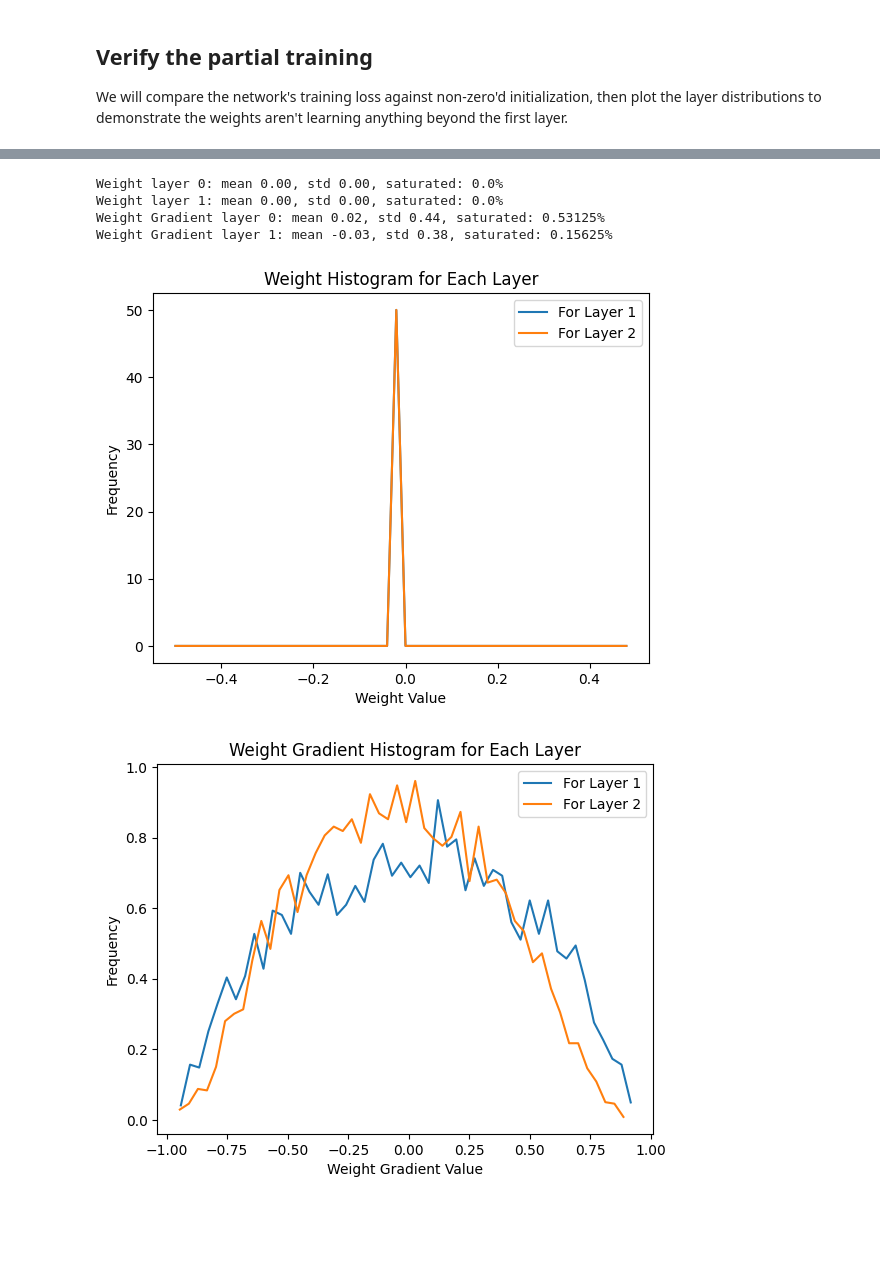
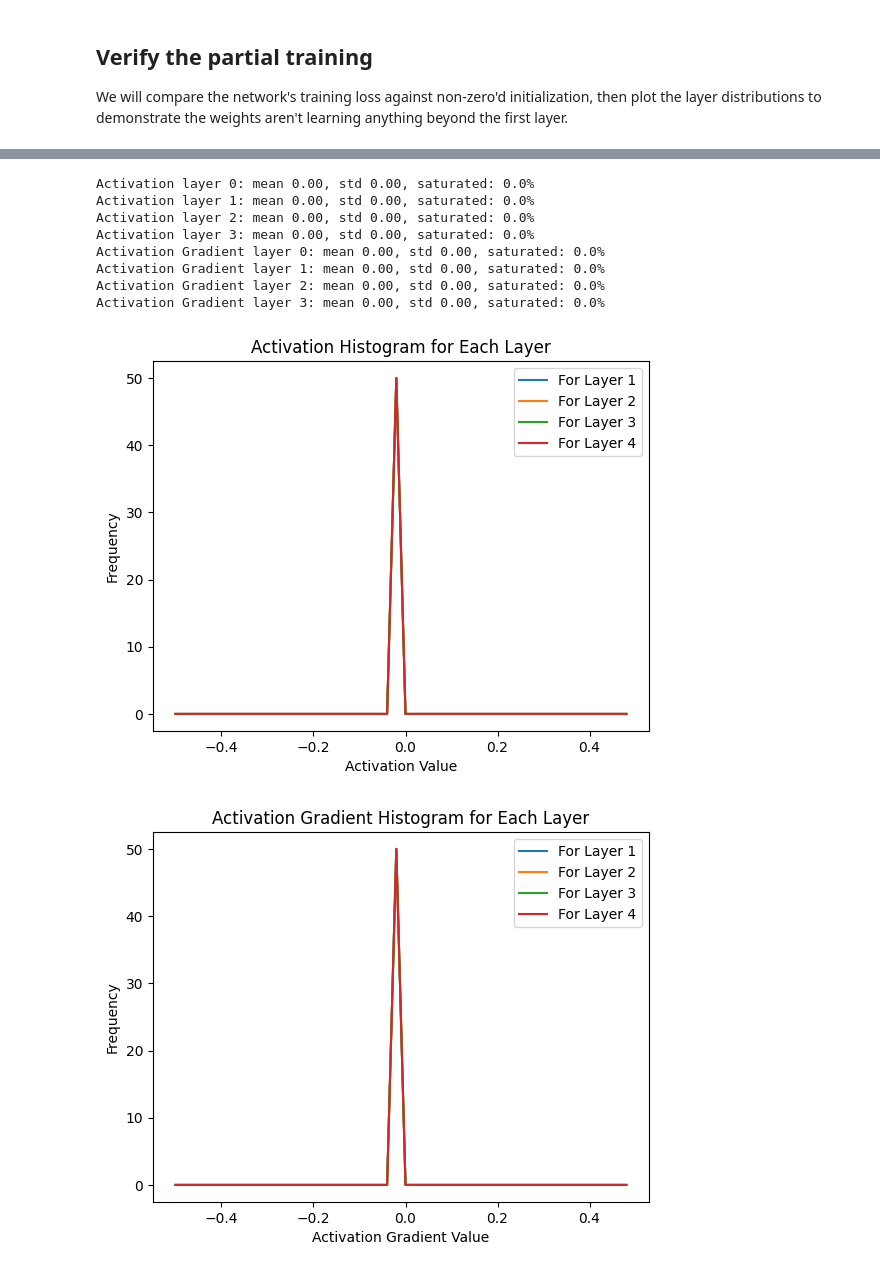
Before and after one commit to dhern023/course-neural-networks-zero-to-hero, a Jupyter notebook: makemore/mlp2_exercises.ipynb, the cells around one changed output, grey strips where cells are left out. Cells and saved outputs as stored; diff of their text form; code cells hidden in the pictures; blank space fills up the shorter version.

```diff
--- a/makemore/mlp2_exercises.ipynb
+++ b/makemore/mlp2_exercises.ipynb
@@ -19,7 +22,7 @@ g = torch.Generator(device=device).manual_seed(2147483647) # default seed from t
 def load_txt_to_list(fname):
     path = pathlib.Path(fname)
     if not path.exists():
-        raise f"{fname} not found!"
+        raise Exception(f"{fname} not found!")
 
     list_out = []
     with open(path, "r") as file:
@@ -255,7 +233,7 @@ class MLP(torch.nn.Module):
     def __init__(self, num_embeddings, size_dimension, size_input, size_hidden, size_output, bool_zero_weights=False):
         """
         """
-        num_layers = 1 # hard-coded
+        num_layers = 3 # hard-coded
         super(MLP, self).__init__() # override class
         self.C = torch.nn.Embedding(num_embeddings,embedding_dim=size_dimension)
         self.W = torch.nn.Linear(size_input*size_dimension, size_hidden)
@@ -409,23 +379,25 @@ plt.close()
 # %%
 instance_figure = plot_activation_layer_statistics(
-    # [i["hiddens.0.weight"] for i in dict_snapshots_zero["activations"]],
-    dict_snapshots_zero["activations"][0],
+    dict_snapshots_zero["activations"]["activation"],
     saturated_bound=0.9,
-    tag="Weight"
+    tag="Activation"
 )
 instance_figure.show()
 
 instance_figure = plot_activation_layer_statistics(
-    # [i["hiddens.0.weight"] for i in dict_snapshots_zero["gradients"]],
-    dict_snapshots["activations"][0],
+    dict_snapshots_zero["gradients"]["activation"],
     saturated_bound=0.9,
-    tag="Weight Gradient"
+    tag="Activation Gradient"
 )
 instance_figure.show()
 # %% [output]
-Weight layer 0: mean 0.00, std 0.00, saturated: 0.0%
-Weight layer 1: mean 0.00, std 0.00, saturated: 0.0%
-Weight Gradient layer 0: mean 0.02, std 0.44, saturated: 0.53125%
-Weight Gradient layer 1: mean -0.03, std 0.38, saturated: 0.15625%
+Activation layer 0: mean 0.00, std 0.00, saturated: 0.0%
+Activation layer 1: mean 0.00, std 0.00, saturated: 0.0%
+Activation layer 2: mean 0.00, std 0.00, saturated: 0.0%
+Activation layer 3: mean 0.00, std 0.00, saturated: 0.0%
+Activation Gradient layer 0: mean 0.00, std 0.00, saturated: 0.0%
+Activation Gradient layer 1: mean 0.00, std 0.00, saturated: 0.0%
+Activation Gradient layer 2: mean 0.00, std 0.00, saturated: 0.0%
+Activation Gradient layer 3: mean 0.00, std 0.00, saturated: 0.0%
-[figure, old version]
+[figure, new version]
-[figure, old version]
+[figure, new version]
```
Also changed, not shown: parts of 22 cells of this notebook.
